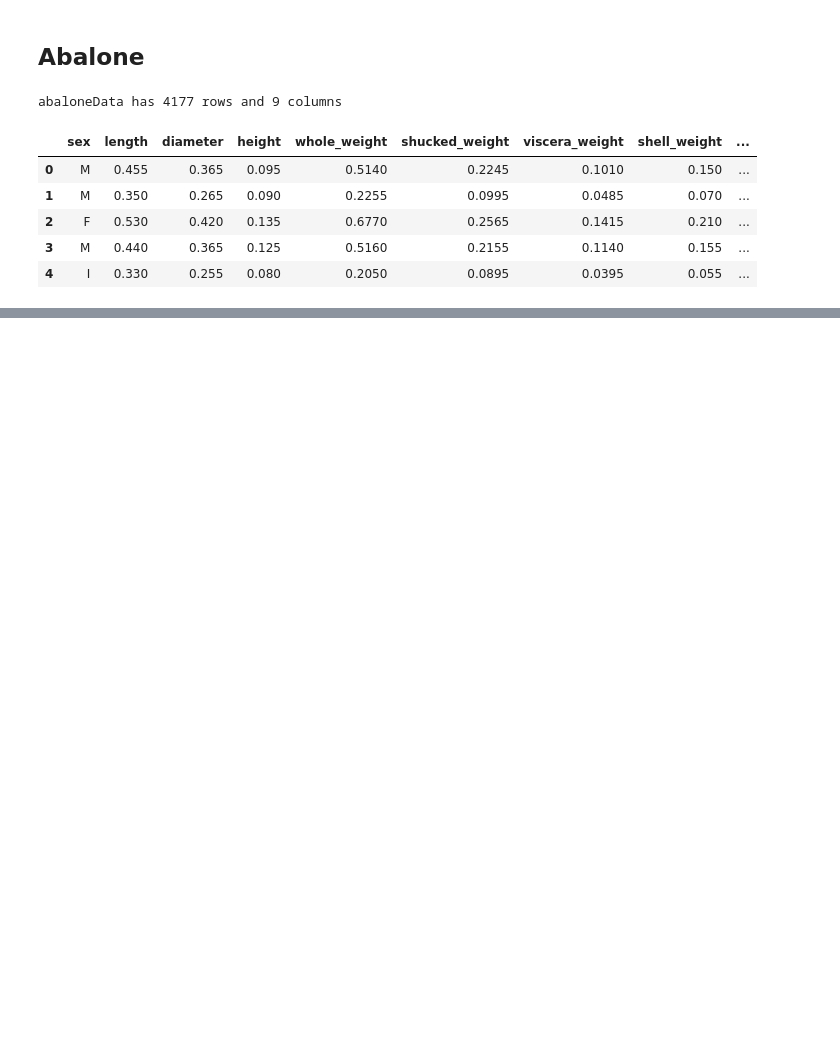
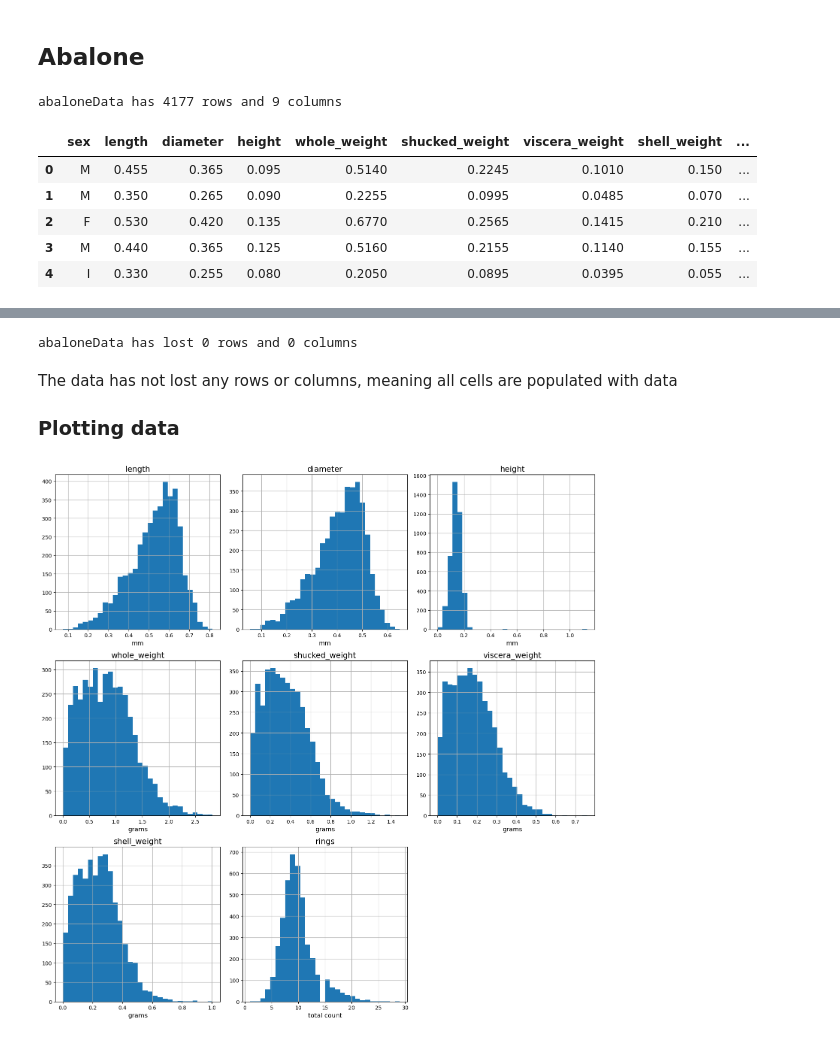
Before and after one commit to DaveAero/ML-S-Autumn, a Jupyter notebook: abalone.ipynb, the cells around one changed output, grey strips where cells are left out. Drawn from its saved outputs; the diff is of its cells as text; code cells hidden in the pictures; blank space fills up the shorter version.

Commit message:
First Plot

```diff
--- a/abalone.ipynb
+++ b/abalone.ipynb
@@ -23,0 +81,48 @@ abaloneData has 4177 rows and 9 columns
+# %%
+# Cleaning Data of NaN values
+abaloneData.dropna()
+
+# Getting change in data shape
+deltaRows = int(abaloneShape[0])-int(abaloneData.shape[0])
+deltaColumns = int(abaloneShape[1])-int(abaloneData.shape[1])
+
+# Checking shape post cleaning
+print("abaloneData has lost {} rows and {} columns".format((deltaRows),
+        (deltaColumns)))
+# %% [output]
+abaloneData has lost 0 rows and 0 columns
+# %% [markdown]
+The data has not lost any rows or columns, meaning all cells are populated with data
+
+### Plotting data
+# %%
+# Creating a function for plotting histagrams of the data
+def plotHist(data):
+    # Getting a list of variable names being plotted
+    abaloneCols = data.columns
+    # Getting the units of the variables
+    unit = attributeInformation['Meas.']
+    # Making the plot large, as there is good quality given the large sample size
+    plt.figure(figsize=(15, 15))
+
+    for i in range(1, 9):
+        plt.subplot(3, 3, i)
+
+        plt.hist(data[str(abaloneCols[i])], bins= 30, label=[str(data.columns[int(i)])])
+
+        # Adding a title and label and gridlines as part of the function
+        plt.title(str(abaloneCols[i]), size = 15, color = 'black')
+
+        plt.xlabel(str(unit[i]), size = 12, color = 'black')
+        plt.grid()
+
+    # outputting the histograms to a saved .png and also printing a copy to user
+    plt.tight_layout()
+
+    # File path is given as relative to the analysis.py program
+    #plt.savefig('Outputs\Histograms\{}.png'.format(col))
+    plt.show()
+# %%
+plotHist(abaloneData)
+# %% [output]
+[figure, added]
```
Also changed, not shown: parts of 5 cells of this notebook.
